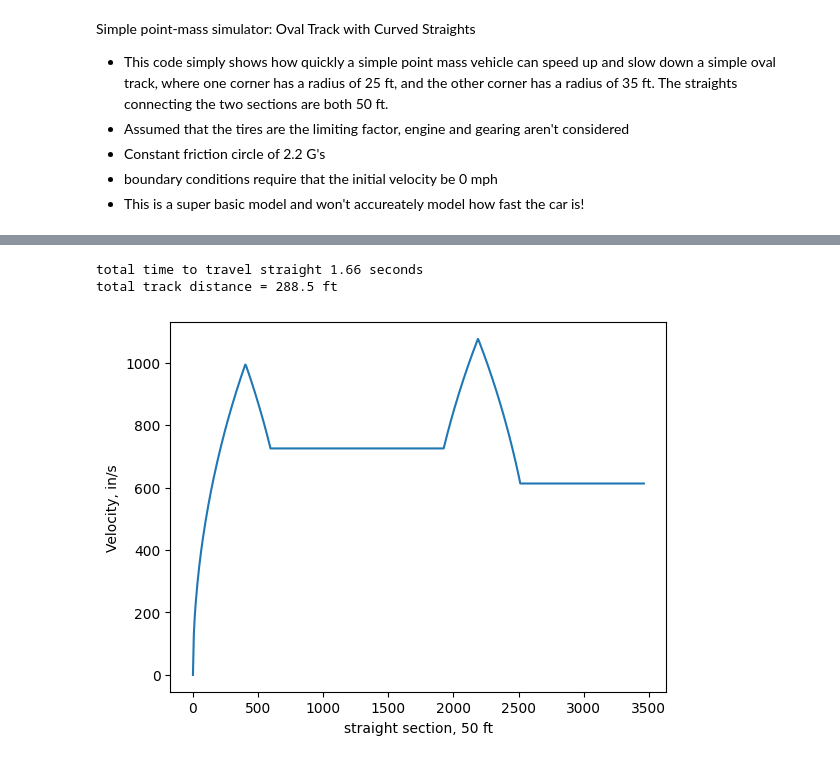
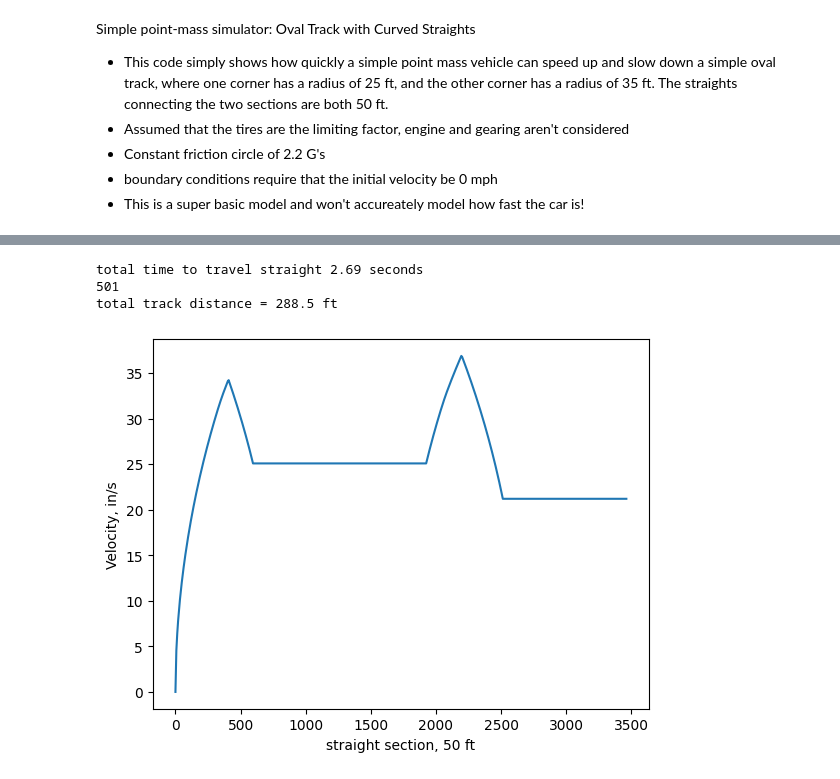
Before and after one commit to Washington-State-University-Formula-SAE/ttc-data, a Jupyter notebook: lapsim.ipynb, the cells around one changed output, grey strips where cells are left out. Saved outputs shown, nothing was run; the diff lists cells and outputs as text; code cells hidden in the pictures.

```diff
--- a/lapsim.ipynb
+++ b/lapsim.ipynb
@@ -47,17 +225,16 @@ track = 50
 # Convertes track to inches
 track = track*12
 
-# discretizing track
+# discretizing track, dx = length of element (inches), n = number of elements
 dx = 5
 n = track/dx
 
-# nodespace
+# nodespace, nodes = list of x-value for each node in 1D
 nodes = np.linspace(0,track,int(n+1))
 
-# Friction coefficient of approximately 2.2, will subsitute with more accurate friction ellipse
-f_approx = 1.2
+# a_x is the acceleration limit, which in this model is the coefficient of friction for the tires
 
-a_x = w_car*f_approx
+a_x = a_ins
 
 # Determine the speed if the car accelerated for the entire length of the traffic, starting from 0 mph at node 0
 v1 = np.zeros(int(n+1))
@@ -101,9 +278,6 @@ Simple point-mass simulator: Oval Track
 - boundary conditions require that the initial velocity be 0 mph
 - This is a super basic model and won't accureately model how fast the car is!
 # %%
-import numpy as np
-from matplotlib import pyplot as plt
-pi = np.pi
 # Run one: How quickly can the car start and stop along a straight line?
 
 # Track components
@@ -119,11 +293,8 @@ dx = track/n
 # nodespace
 nodes = np.linspace(0,track,int(n+1))
 
-# Friction coefficient of approximately 2.2, will subsitute with more accurate friction ellipse
-f_approx = 2.2
-
-# Maximum acceleration in any direction
-a = w_car*f_approx
+# Acceleration limited by grip of tires
+a = a_ins
 
 # Determining maximum lateral acceleration for the two corners
 
@@ -200,12 +531,6 @@ dx = track/n
 
 # nodespace
 nds = np.linspace(0,track,int(n+1))
-
-# Friction coefficient of approximately 2.2, will subsitute with more accurate friction ellipse
-f_apprx = 2.2
-
-# Maximum acceleration in any direction
-a = w_car*f_apprx
 
 # Determining maximum lateral acceleration for every turn
 t_vel = np.sqrt(a*t_rad)
@@ -228,7 +553,13 @@ v1[int(np.ceil((np.sum(t_len_tot[0:3]))/dx)):] = t_vel[3]
 v1[0] = 0
 
 for i in np.arange(n):
-    a_tan = np.sqrt(abs(a**2 - ((v1[i]**4)/(nd_rad[i]**2))))
+    # Below section determines maximum longitudinal acceleration (a_tan) by selecting whichever is lower, engine accel. limit or tire grip limit as explained in word doc.
+    a_tan_tire = np.sqrt(abs(a**2 - ((v1[i]**4)/(nd_rad[i]**2))))
+    a_tan_engne = a_array[int(round(v1[int(i)]/17.6))]
+    if a_tan_tire > a_tan_engne:
+        a_tan = a_tan_engne
+    else:
+        a_tan = a_tan_tire
     if (np.sqrt(v1[int(i)]**2 + 2*a_tan*dx) < v1[int(i+1)]) or (v1[int(i+1)] == 0.):
         v1[int(i+1)] = np.sqrt(v1[int(i)]**2 + 2*a_tan*dx)
 
@@ -239,33 +570,36 @@ v2[int(np.ceil(t_len_tot[0]/dx)):int(np.ceil(np.sum(t_len_tot[0:2])/dx))] = t_ve
 v2[int(np.ceil(np.sum(t_len_tot[0:2])/dx)):int(np.ceil(np.sum(t_len_tot[0:3])/dx))] = t_vel[2]
 v2[int(np.ceil((np.sum(t_len_tot[0:3]))/dx)):] = t_vel[3]
 
 for i in np.arange(1,n+1):
     a_tan = np.sqrt(abs(a**2 - ((v2[-i]**4)/(nd_rad[-i]**2))))
     if (np.sqrt(v2[int(-i)]**2 + 2*a_tan*dx) < v2[int(-i-1)]) or (v2[int(-i-1)] == 0.):
         v2[int(-i-1)] = np.sqrt(v2[int(-i)]**2 + 2*a_tan*dx)
 
 
 # Determine which value of the two above lists is lowest. This list is the theoretical velocity at each node to satisfy the stated assumptions
 v3 = np.zeros(int(n+1))
 for i in np.arange(int(n+1)):
     if v1[i] < v2 [i]:
         v3[i] = (v1[int(i)])
     else:
         v3[i] = (v2[int(i)])
 
 # Determining the total time it takes to travel the track by rewriting the equation v1 = v0 + a*t
 t = 0
 for i in np.arange(len(v2)-1):
     t += np.abs(v3[i+1]-v3[i])/a
 print(f"total time to travel straight {round(t,2)} seconds")
 
+print(len(nds))
+
 # Plotting result
-plt.plot(nds,v3)
+plt.plot(nds,v3/17.6)
 plt.xlabel('straight section, 50 ft')
 plt.ylabel('Velocity, in/s')
 plt.show
 print(f"total track distance = {round(track/12, 2)} ft")
 # %% [output]
-total time to travel straight 1.66 seconds
+total time to travel straight 2.69 seconds
+501
 total track distance = 288.5 ft
-[figure, old version]
+[figure, new version]
```
Also changed, not shown: parts of 11 cells of this notebook, 2 other files.
